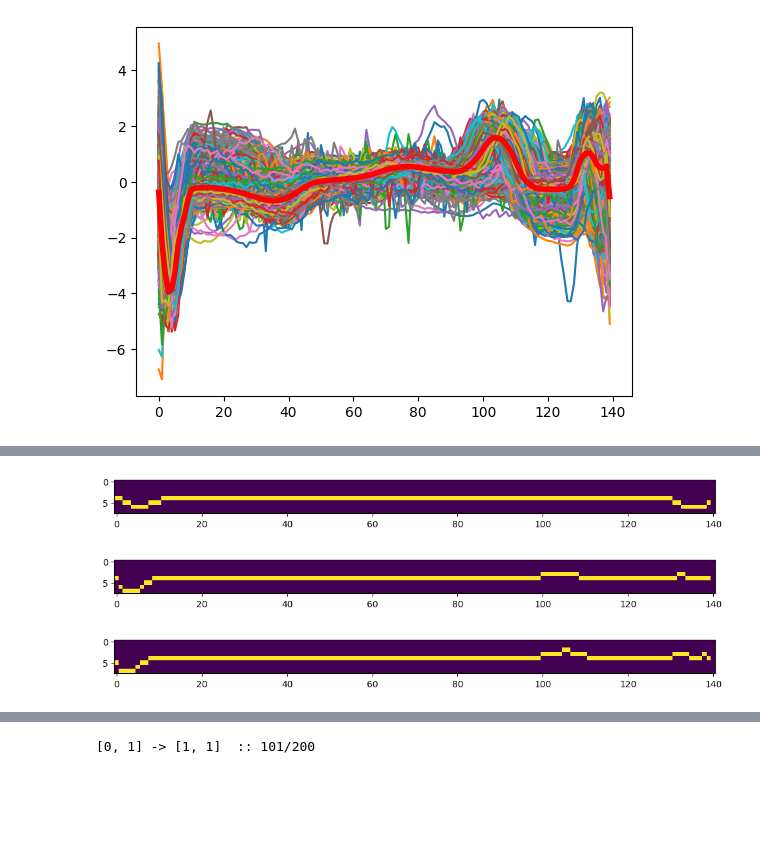
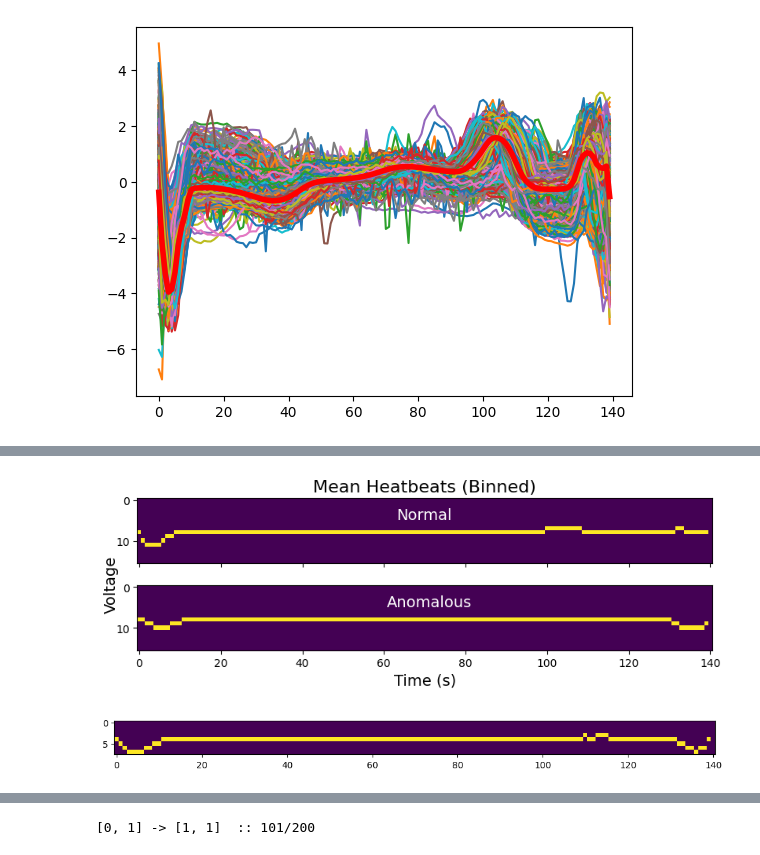
Before and after one commit to ryangitsit/slim_soens, a Jupyter notebook: experiments/ecg.ipynb, the cells around one changed output, grey strips where cells are left out. Drawn from its saved outputs; the diff is of its cells as text; code cells hidden in the pictures; blank space fills up the shorter version.

```diff
--- a/experiments/ecg.ipynb
+++ b/experiments/ecg.ipynb
@@ -55,24 +138,43 @@ mn_anom = np.mean(anoms,axis=0)
-# %%
-def convert_and_plot_signal(signal):
-    input_signals = np.zeros((8,141))
-    for t,val in enumerate(signal):
-        rnd = 8 - (int(val) + 4)
-        # print(rnd)
-        rnd_idx = np.clip(rnd,0,7)
-        input_signals[rnd_idx][t] = 1
-
-    plt.figure(figsize=(12,12))
-    plt.imshow(input_signals)
-    plt.show()
-
-convert_and_plot_signal(mn_anom)
-convert_and_plot_signal(mn_reg)
-# %% [output]
-[figure, removed]
-[figure, removed]
+# %%
+def convert_and_plot_signal(signal):
+    input_signals = np.zeros((16,141))
+    for t,val in enumerate(signal):
+        rnd = 16 - (int(val) + 8)
+        # print(rnd)
+        rnd_idx = np.clip(rnd,0,16)
+        input_signals[rnd_idx][t] = 1
+
+    return input_signals
+
+
+convert_and_plot_signal(mn_anom)
+convert_and_plot_signal(mn_reg)
+
+
+fig,ax = plt.subplots(2,1,figsize=(8,3), sharex=True)
+# plt.title("ECG Signals for Single Heartbeats")
+ax[0].set_title("Mean Heatbeats (Binned)",fontsize=16)
+ax[0].imshow(convert_and_plot_signal(mn_reg))
+# ax[0].legend()
+
+# ax[1].set_title("Pixelized  Anomalous Heatbeat",fontsize=16)
+ax[1].imshow(convert_and_plot_signal(mn_anom))
+
+
+ax[1].set_xlabel("Time (s)",fontsize=14)
+fig.text(0, 0.5, 'Voltage', va='center', rotation='vertical', fontsize=14)
+
+fig.text(.45, 0.42, 'Anomalous', va='center', color='white', fontsize=14)
+fig.text(.465, 0.79, 'Normal', va='center', color='white', fontsize=14)
+
+plt.tight_layout()
+# plt.savefig("../results/figs/ecg_binned")
+plt.show()
+# %% [output]
+[figure, added]
 # %%
 idx  = np.random.randint(5000)
 convert_and_plot_signal(data[idx])
 # %% [output]
-[figure, old version]
+[figure, new version]
 # %%
```
Also changed, not shown: parts of 14 cells of this notebook, 5 other files.
